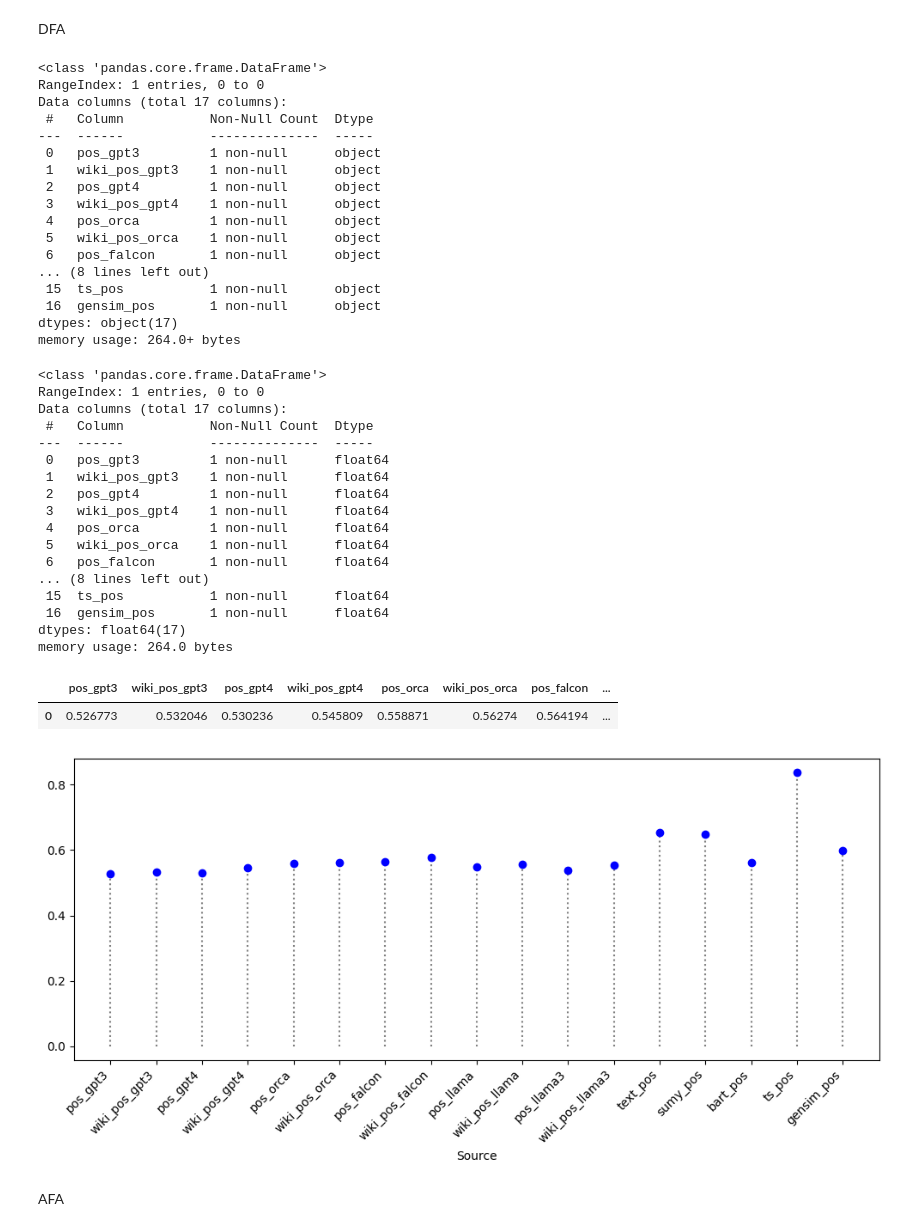
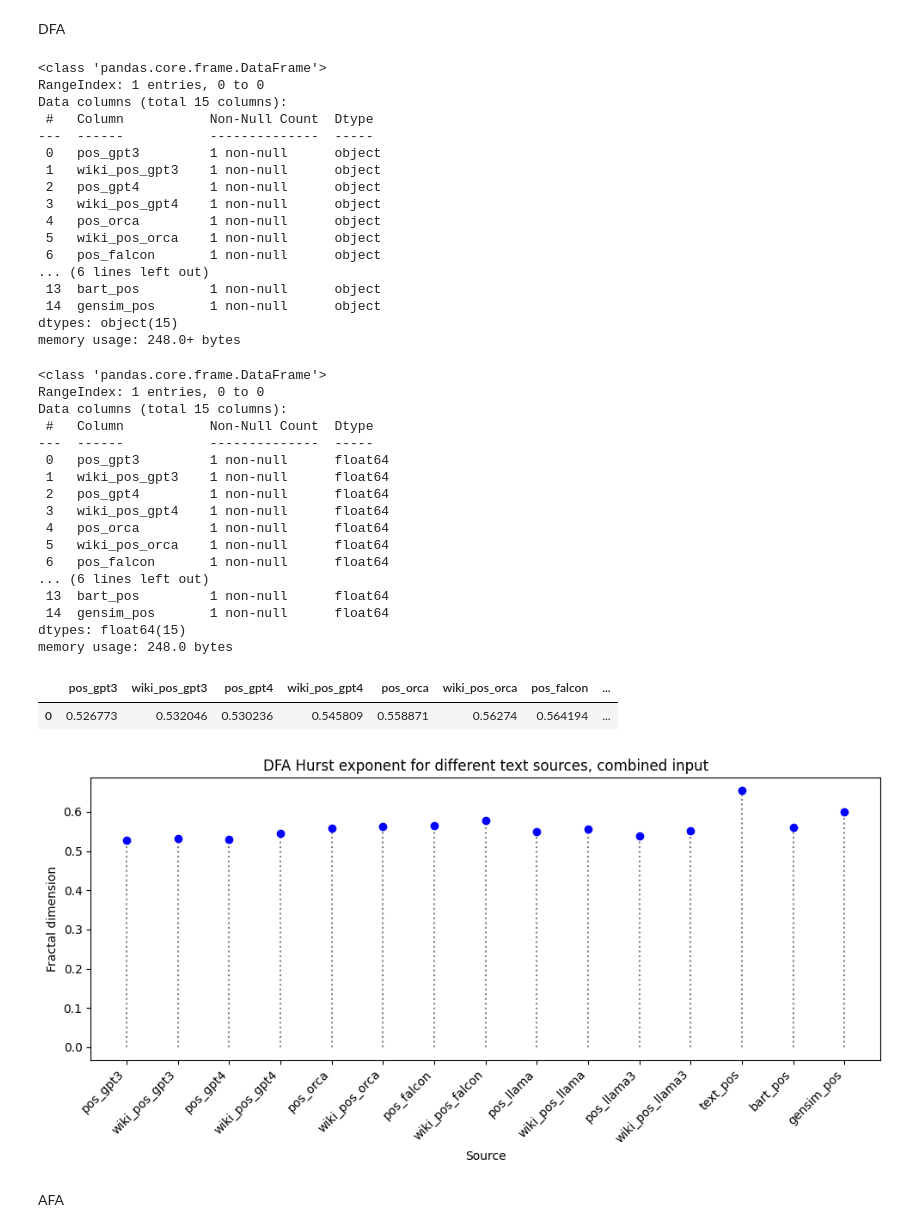
Before and after one commit to msobolewska/fractal, a Jupyter notebook: dane_wiki_final.ipynb, the cells around one changed output. Saved outputs shown, nothing was run; the diff lists cells and outputs as text; code cells hidden in the pictures.

```diff
--- a/dane_wiki_final.ipynb
+++ b/dane_wiki_final.ipynb
@@ -2,6 +2,8 @@
 import pandas as pd
 df = pd.read_csv('dane_wiki_final.csv')
 df.info()
+# errors in this row - looks like sentence is cut to one word only, list has length 1
+df = df.drop(index=1528)
 # %% [output]
 <class 'pandas.core.frame.DataFrame'>
 RangeIndex: 2439 entries, 0 to 2438
@@ -21,9 +23,12 @@ Data columns (total 39 columns):
 dtypes: int64(1), object(38)
 memory usage: 743.3+ KB
 # %%
+#text_columns = ["response_gpt3",  "wiki_response_gpt3", "response_gpt4", "wiki_response_gpt4", "response_orca", "wiki_response_orca",
+#               "response_falcon", "wiki_response_falcon", "response_llama", "wiki_response_llama", "response_llama3",
+#               "wiki_response_llama3", "wiki_text_y", "sumy", "bart_sum", "text", "wiki_text", "ts_sum", "gensim_sum"]
 text_columns = ["response_gpt3",  "wiki_response_gpt3", "response_gpt4", "wiki_response_gpt4", "response_orca", "wiki_response_orca",
                "response_falcon", "wiki_response_falcon", "response_llama", "wiki_response_llama", "response_llama3",
-               "wiki_response_llama3", "wiki_text_y", "sumy", "bart_sum", "text", "wiki_text", "ts_sum", "gensim_sum"]
+               "wiki_response_llama3", "wiki_text_y", "bart_sum", "gensim_sum"]
 # %% [markdown]
 MAL
 # %% [markdown]
@@ -113,19 +115,22 @@ print(D_s)
 # %%
 import matplotlib.pyplot as plt
 
-def plot_scatter(D_s, text_coulmns, title):
+def plot_scatter(D_s, text_coulmns, title, algorithm):
     plt.figure(figsize=(10, 5))
     plt.scatter(range(len(D_s)), D_s, color='blue', zorder=5)
 
     plt.xticks(range(len(text_coulmns)), text_coulmns, rotation=45, ha="right")
 
     plt.xlabel('Source')
+    plt.ylabel('Fractal dimension')
+    plt.title(title)
 
     for i, label in enumerate(text_coulmns):
         plt.vlines(i, ymin=0, ymax=D_s[i], colors='gray', linestyles='dotted')
 
     plt.tight_layout()
+    plt.savefig(f'dane_wiki_final_{algorithm}.png')
     plt.show()
 
-plot_scatter(D_s, text_columns, 'Fractal dimension for different text sources')
+plot_scatter(D_s, text_columns, 'Fractal dimension for different text sources', 'MAL')
 # %% [output]
@@ -133,12 +138,33 @@ plot_scatter(D_s, text_columns, 'Fractal dimension for different text sources')
 # %% [markdown]
 Data with pos to list transformation
 # %%
+#pos_columns = ["pos_gpt3", "wiki_pos_gpt3", "pos_gpt4", "wiki_pos_gpt4", "pos_orca", "wiki_pos_orca", "pos_falcon",
+#               "wiki_pos_falcon", "pos_llama", "wiki_pos_llama", "pos_llama3", "wiki_pos_llama3", "text_pos", "sumy_pos",
+#              "bart_pos", "ts_pos", "gensim_pos"]
+
 pos_columns = ["pos_gpt3", "wiki_pos_gpt3", "pos_gpt4", "wiki_pos_gpt4", "pos_orca", "wiki_pos_orca", "pos_falcon",
-               "wiki_pos_falcon", "pos_llama", "wiki_pos_llama", "pos_llama3", "wiki_pos_llama3", "text_pos", "sumy_pos",
-              "bart_pos", "ts_pos", "gensim_pos"]
+               "wiki_pos_falcon", "pos_llama", "wiki_pos_llama", "pos_llama3", "wiki_pos_llama3", "text_pos",
+              "bart_pos", "gensim_pos"]
+
+dict_pos_to_response = {
+    "pos_gpt3": "response_gpt3",
+    "wiki_pos_gpt3": "wiki_response_gpt3",
+    "pos_gpt4":"response_gpt4",
+    "wiki_pos_gpt4":"wiki_response_gpt4",
+    "pos_orca":"response_orca",
+    "wiki_pos_orca":"wiki_response_orca",
+    "pos_falcon":"response_falcon",
+    "wiki_pos_falcon":"wiki_response_falcon",
+    "pos_llama":"response_llama",
+    "wiki_pos_llama":"wiki_response_llama",
+    "pos_llama3":"response_llama3",
+    "wiki_pos_llama3":"wiki_response_llama3",
+    "text_pos":"text",
+    "bart_pos":"bart_sum",
+    "gensim_pos":"gensim_sum"
+}
+
 pos_df = df[pos_columns]
 pos_df.info()
-# errors in this row - looks like sentence is cut to one word only, list has length 1
-pos_df = pos_df.drop(index=1528)
 # %% [output]
 <class 'pandas.core.frame.DataFrame'>
@@ -396,7 +505,7 @@ pos_df_list_combined.info()
 # %% [output]
 <class 'pandas.core.frame.DataFrame'>
 RangeIndex: 1 entries, 0 to 0
-Data columns (total 17 columns):
+Data columns (total 15 columns):
  #   Column           Non-Null Count  Dtype
 ---  ------           --------------  -----
  0   pos_gpt3         1 non-null      object
@@ -406,11 +515,11 @@ Data columns (total 17 columns):
  4   pos_orca         1 non-null      object
  5   wiki_pos_orca    1 non-null      object
  6   pos_falcon       1 non-null      object
-... (8 lines left out)
- 15  ts_pos           1 non-null      object
- 16  gensim_pos       1 non-null      object
-dtypes: object(17)
-memory usage: 264.0+ bytes
+... (6 lines left out)
+ 13  bart_pos         1 non-null      object
+ 14  gensim_pos       1 non-null      object
+dtypes: object(15)
+memory usage: 248.0+ bytes
 # %%
 h_df_filename_dfa_combined = 'h_df_dfa_combined.csv'
 
@@ -429,7 +538,7 @@ h_df_dfa_combined.head()
 # %% [output]
 <class 'pandas.core.frame.DataFrame'>
 RangeIndex: 1 entries, 0 to 0
-Data columns (total 17 columns):
+Data columns (total 15 columns):
  #   Column           Non-Null Count  Dtype
 ---  ------           --------------  -----
  0   pos_gpt3         1 non-null      float64
@@ -439,17 +548,17 @@ Data columns (total 17 columns):
  4   pos_orca         1 non-null      float64
  5   wiki_pos_orca    1 non-null      float64
  6   pos_falcon       1 non-null      float64
-... (8 lines left out)
- 15  ts_pos           1 non-null      float64
- 16  gensim_pos       1 non-null      float64
-dtypes: float64(17)
-memory usage: 264.0 bytes
+... (6 lines left out)
+ 13  bart_pos         1 non-null      float64
+ 14  gensim_pos       1 non-null      float64
+dtypes: float64(15)
+memory usage: 248.0 bytes
 |  | pos_gpt3 | wiki_pos_gpt3 | pos_gpt4 | wiki_pos_gpt4 | pos_orca | wiki_pos_orca | pos_falcon | ... |
 | 0 | 0.526773 | 0.532046 | 0.530236 | 0.545809 | 0.558871 | 0.56274 | 0.564194 | ... |
 # %%
-plot_scatter(h_df_dfa_combined.values.flatten().tolist(), pos_columns, 'DFA Hurst exponent for different text sources, combined input')
+plot_scatter(h_df_dfa_combined.values.flatten().tolist(), pos_columns, 'DFA Hurst exponent for different text sources, combined input', 'DFA')
 # %% [output]
-[figure, old version]
+[figure, new version]
 # %% [markdown]
 AFA
 # %%
```
Also changed, not shown: parts of 22 cells of this notebook.
